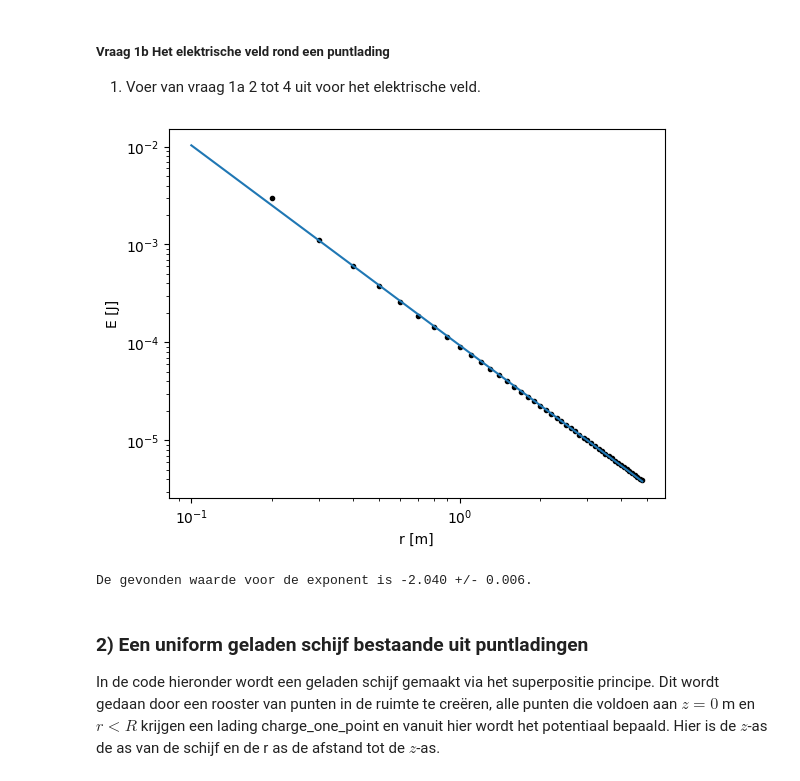
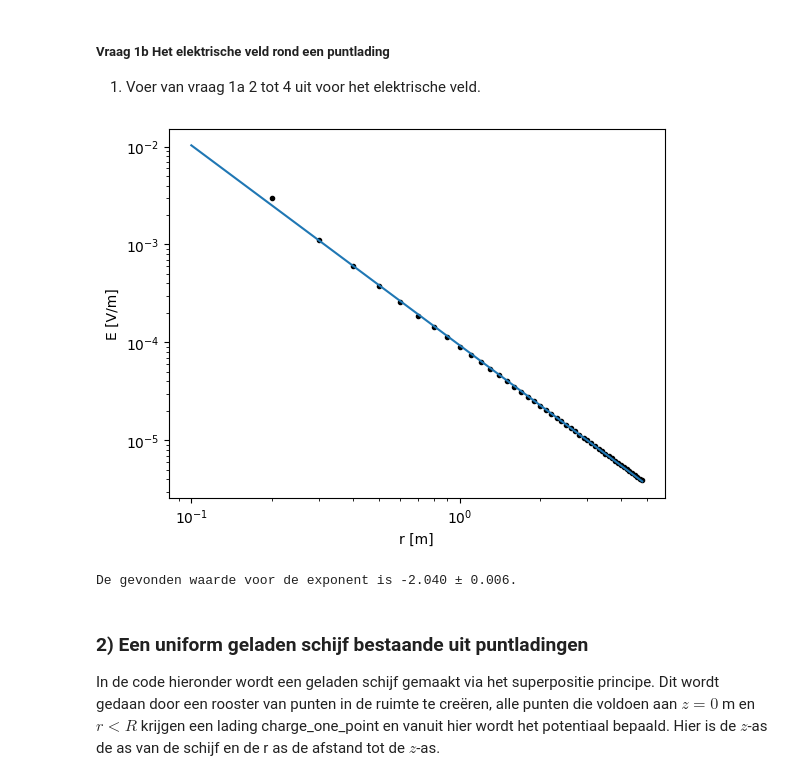
Before and after one commit to FS314159265358979323846264338/opdrachten-DEF-D, a Jupyter notebook: DigitaleOntwerpopdrachten/1CondensatorOpdracht/CondensatorOntwerpopdracht.ipynb, the cells around one changed output. Saved outputs shown, nothing was run; the diff lists cells and outputs as text; code cells hidden in the pictures.

```diff
--- a/DigitaleOntwerpopdrachten/1CondensatorOpdracht/CondensatorOntwerpopdracht.ipynb
+++ b/DigitaleOntwerpopdrachten/1CondensatorOpdracht/CondensatorOntwerpopdracht.ipynb
@@ -122,26 +122,26 @@ De gevonden waarde voor de exponent is -1 +/- 2e-17.
 # %%
 ###
 ###Hier jouw code###
 
 def log_E_r(x,a,b):
     return a*np.log10(x)+b
 
 val1b,cov1b = curve_fit(log_E_r,r_for_E[1:],np.log10(Er[49,1:]))
 a,b = val1b
 err_a_1b = np.sqrt(np.diag(cov1b))[0]
 plt.figure()
 plt.loglog()
 plt.plot(r_for_E,Er[49,:],'k.')
 plt.plot(r_for_E,10**b*r_for_E**a)
 plt.xlabel('r [m]')
-plt.ylabel('E [J]')
+plt.ylabel('E [V/m]')
 plt.show()
 
-print("De gevonden waarde voor de exponent is %.3f +/- %.3f." % (a,err_a_1b))
+print("De gevonden waarde voor de exponent is %.3f \u00B1 %.3f." % (a,err_a_1b))
 ###
 # %% [output]
-[figure, old version]
+[figure, new version]
-De gevonden waarde voor de exponent is -2.040 +/- 0.006.
+De gevonden waarde voor de exponent is -2.040 ± 0.006.
 # %% [markdown]
 ### 2) Een uniform geladen schijf bestaande uit puntladingen
 
```
Also changed, not shown: parts of 5 cells of this notebook, 2 other files.
